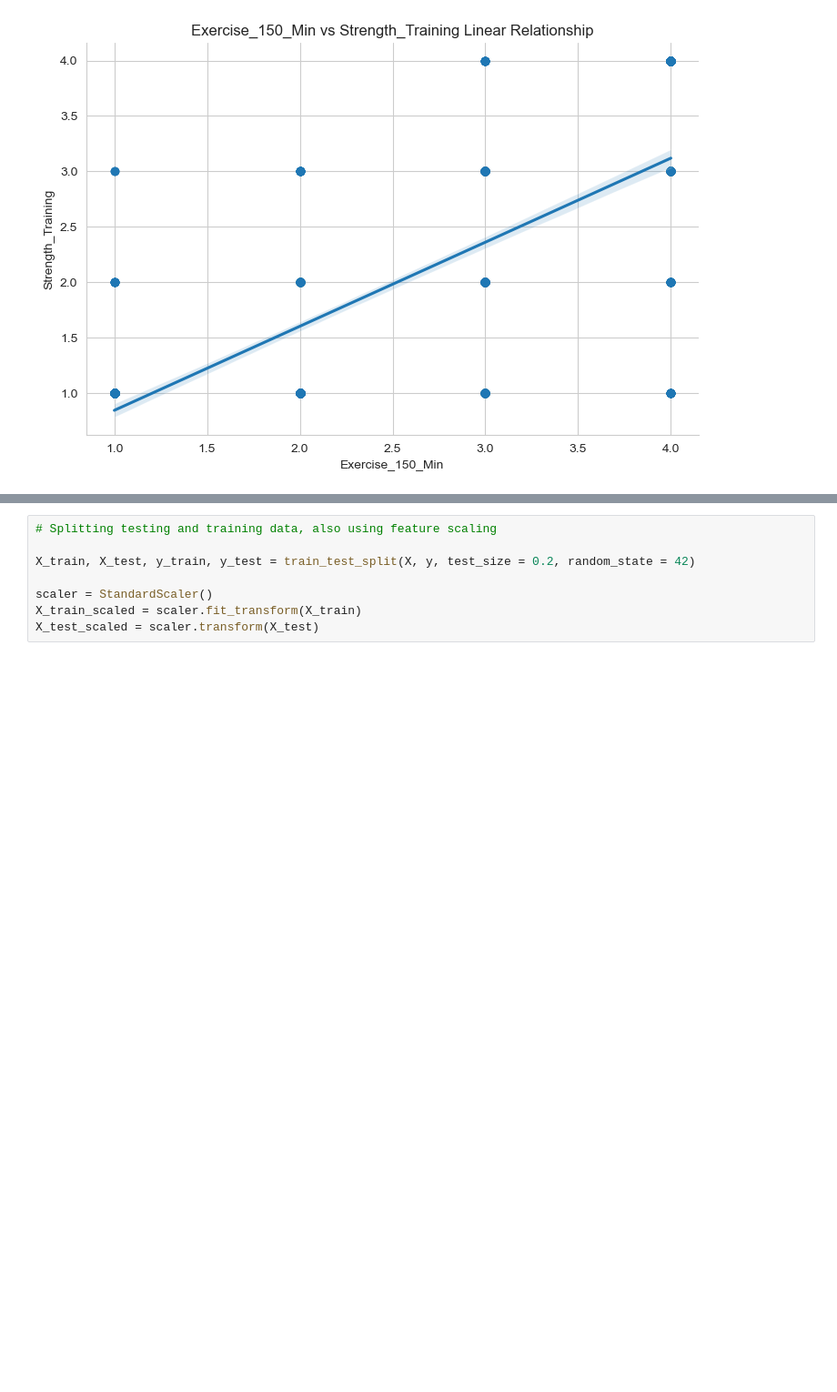
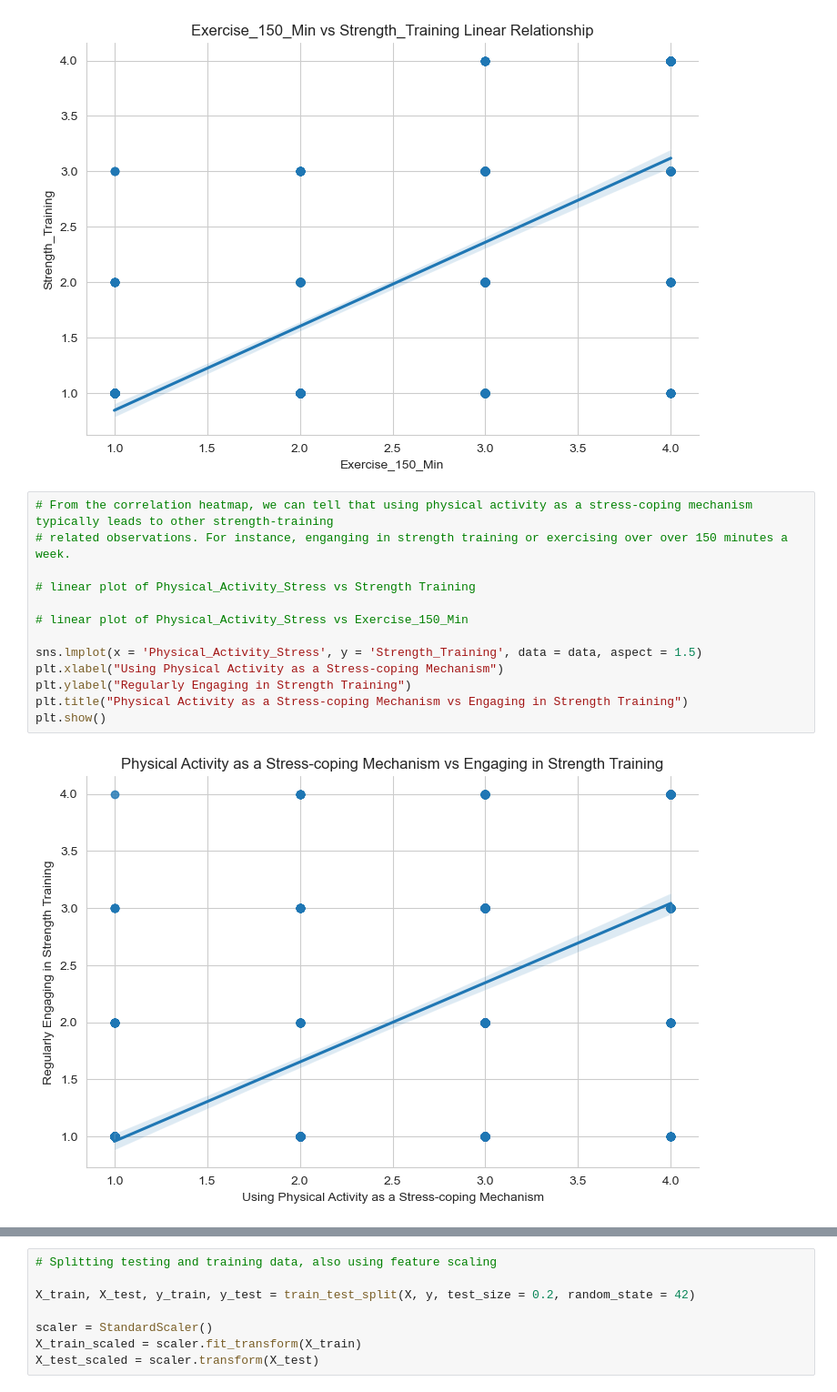
Before and after one commit to Matthew-Wolz/Physical-Health-Research, a Jupyter notebook: Notebook/Physical Health Research.ipynb, the cells around one changed output, grey strips where cells are left out. Shown: that part at 91% size. Drawn from its saved outputs; the diff is of its cells as text; blank space fills up the shorter version.

Commit message:
more linear regression modeling

```diff
--- a/Notebook/Physical Health Research.ipynb
+++ b/Notebook/Physical Health Research.ipynb
@@ -124,3 +124,18 @@ plt.show()
 # engaging in strength training.
 # %% [output]
 [figure]
+# %%
+# From the correlation heatmap, we can tell that using physical activity as a stress-coping mechanism typically leads to other strength-training
+# related observations. For instance, enganging in strength training or exercising over over 150 minutes a week.
+
+# linear plot of Physical_Activity_Stress vs Strength Training
+
+# linear plot of Physical_Activity_Stress vs Exercise_150_Min
+
+sns.lmplot(x = 'Physical_Activity_Stress', y = 'Strength_Training', data = data, aspect = 1.5)
+plt.xlabel("Using Physical Activity as a Stress-coping Mechanism")
+plt.ylabel("Regularly Engaging in Strength Training")
+plt.title("Physical Activity as a Stress-coping Mechanism vs Engaging in Strength Training")
+plt.show()
+# %% [output]
+[figure, added]
```
Also changed, not shown: parts of 2 cells of this notebook, 1 other file.
